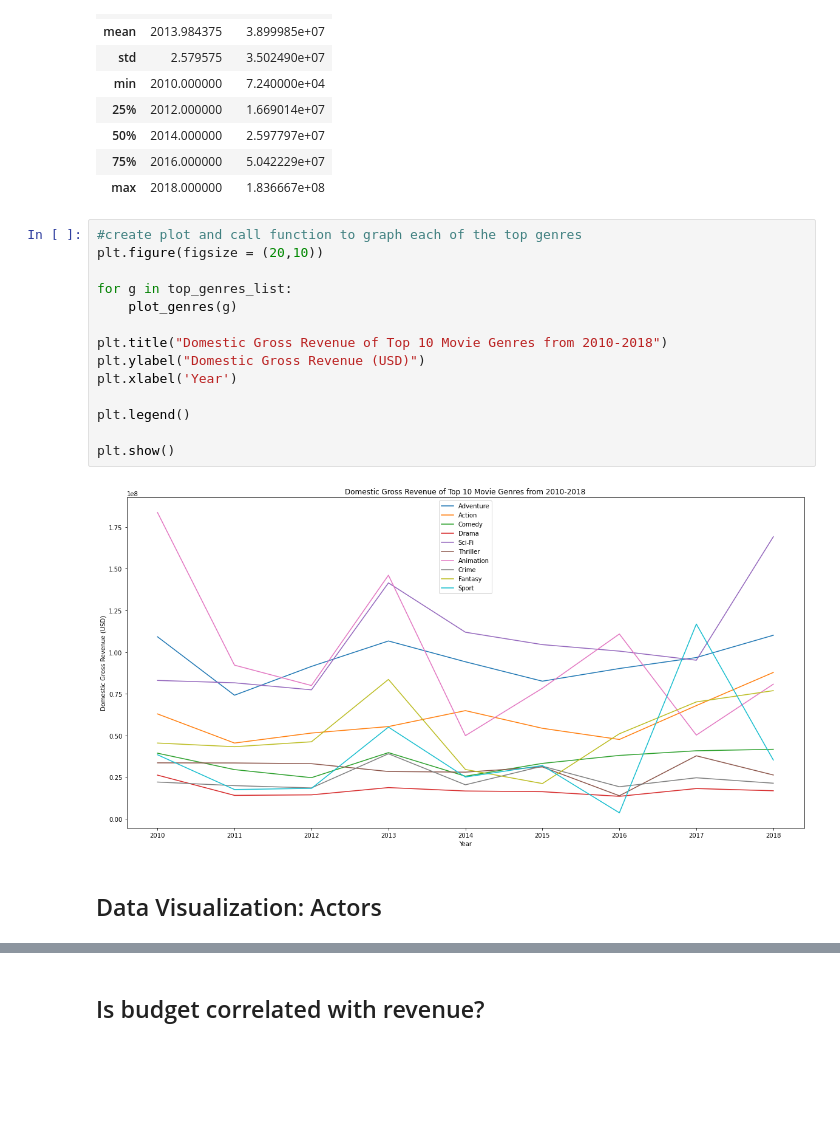
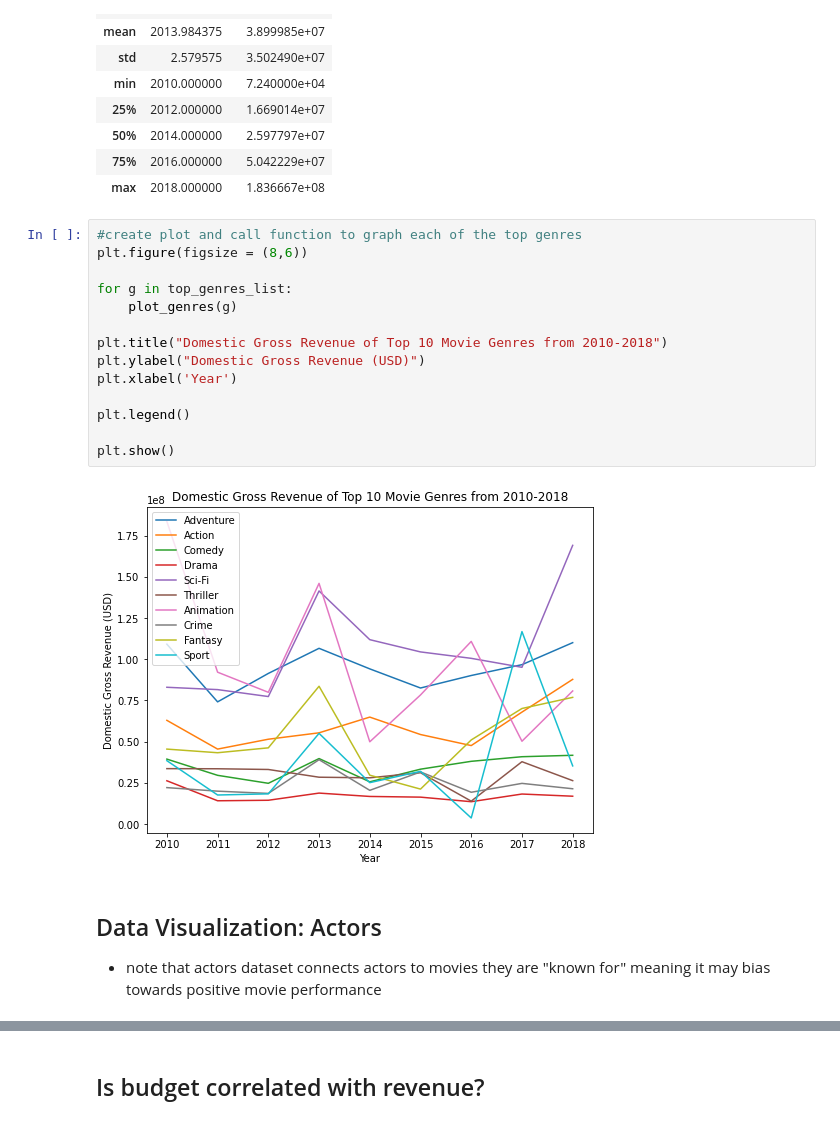
Before and after one commit to learn-co-curriculum/dsc-ai-academy-semester1-capstone, a Jupyter notebook: Data Exploration.ipynb, the cells around one changed output, grey strips where cells are left out. Saved outputs shown, nothing was run; the diff lists cells and outputs as text; blank space fills up the shorter version.

Commit message:
added some more questions, cleaning data of ratings

```diff
--- a/Data Exploration.ipynb
+++ b/Data Exploration.ipynb
@@ -352,19 +356,21 @@ new_genres_gross.describe()
 | max | 2018.000000 | 1.836667e+08 |
 # %%
 #create plot and call function to graph each of the top genres
-plt.figure(figsize = (20,10))
+plt.figure(figsize = (8,6))
 
 for g in top_genres_list:
     plot_genres(g)
 
 plt.title("Domestic Gross Revenue of Top 10 Movie Genres from 2010-2018")
 plt.ylabel("Domestic Gross Revenue (USD)")
 plt.xlabel('Year')
 
 plt.legend()
 
 plt.show()
 # %% [output]
-[figure, old version]
+[figure, new version]
-# %% [markdown]
-## Data Visualization: Actors
+# %% [markdown]
+## Data Visualization: Actors
+
+* note that actors dataset connects actors to movies they are "known for" meaning it may bias towards positive movie performance
```
Also changed, not shown: parts of 15 cells of this notebook.
